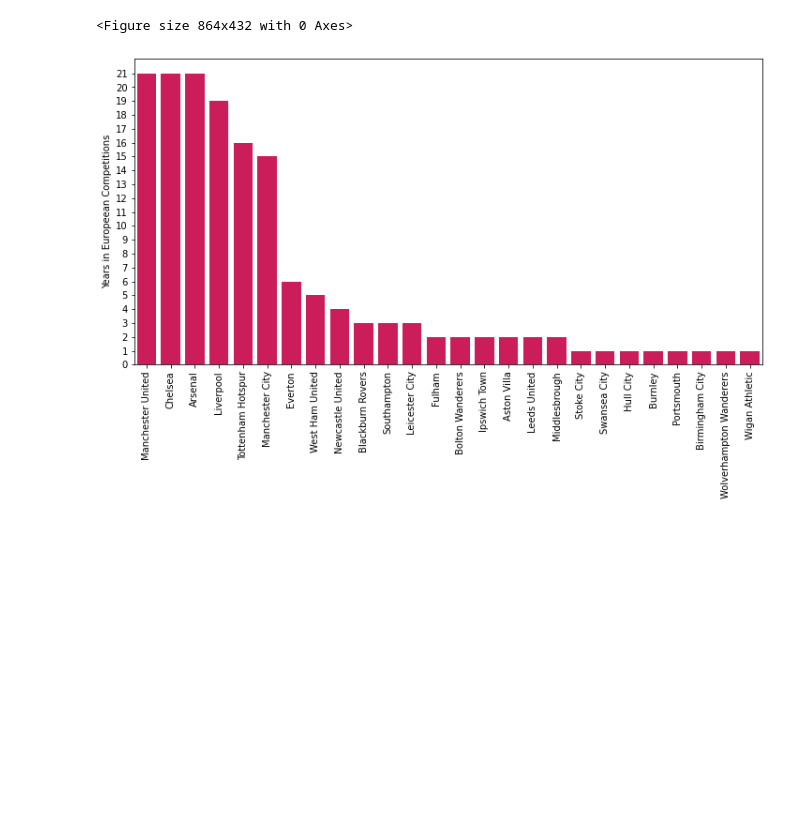
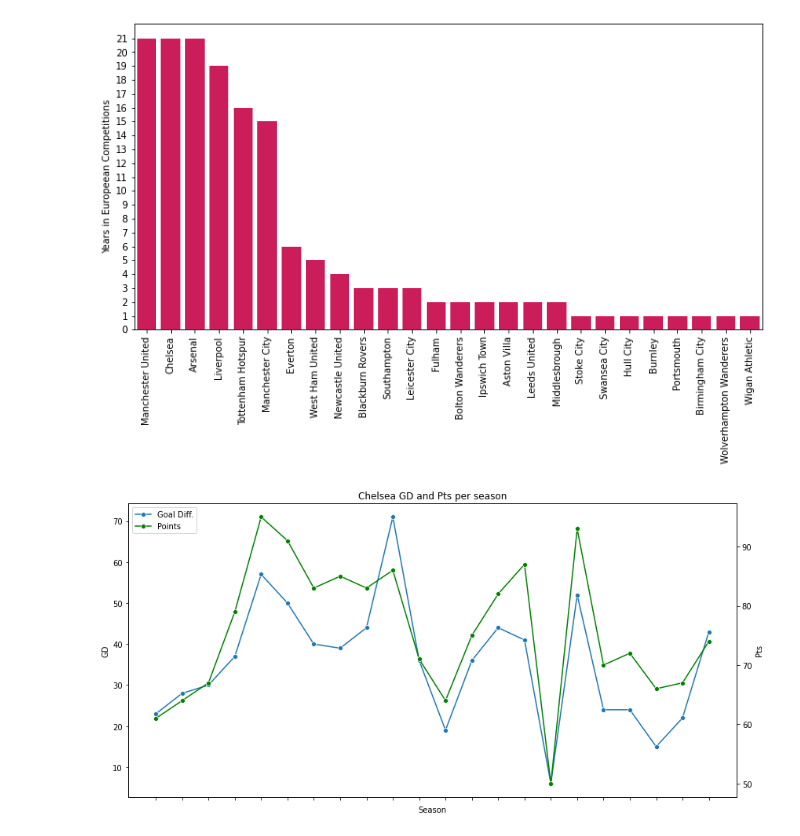
Before and after one commit to godhunter98/data_camp_exploratory_DA, a Jupyter notebook: main.ipynb, the cells around one changed output. Saved outputs shown, nothing was run; the diff lists cells and outputs as text; code cells hidden in the pictures; blank space fills up the shorter version.

Commit message:
added some new graphs

```diff
--- a/main.ipynb
+++ b/main.ipynb
@@ -130,5 +66,4 @@ plt.show()
 # %%
-plt.figure(figsize=(12,6))
 plt.figure(figsize=(12,6))
 sns.barplot(x=euro_year_counts.index,y=euro_year_counts.values, color='#e90052',label='Years in Europe')
 plt.ylabel('Years in Europeean Competitions')
@@ -136,5 +71,41 @@ plt.xticks(rotation=90)
 plt.yticks(range(0,22,1))
 plt.show()
 # %% [output]
-<Figure size 864x432 with 0 Axes>
 [figure]
+# %%
+# Filter data for Chelsea
+chelsea = epl_condensed[epl_condensed['Team'] == 'Chelsea']
+
+# Set figure size
+plt.figure(figsize=(12, 6))
+
+# Plot goal difference (GD) for Chelsea
+ax = sns.lineplot(x='Season', y='GD', data=chelsea, label='Goal Diff.', marker='o')
+
+# Create a twin y-axis for points (Pts)
+ax2 = ax.twinx()
+sns.lineplot(x='Season', y='Pts', data=chelsea, label='Points', ax=ax2, marker='o', color='green')
+
+# Get legend handles and labels for both axes
+lines, labels = ax.get_legend_handles_labels()
+lines2, labels2 = ax2.get_legend_handles_labels()
+
+# Combine legends
+ax.legend(lines + lines2, labels + labels2, loc='upper left')
+
+# Remove legend from ax2 (to avoid duplicate legend)
+ax2.get_legend().remove()
+
+# Rotate x-axis labels for better readability
+ax.set_xticklabels(ax.get_xticklabels(), rotation=45)
+
+# Set plot title
+plt.title("Chelsea GD and Pts per season")
+
+# Adjust layout for better spacing
+plt.tight_layout()
+
+# Show plot
+plt.show()
+# %% [output]
+[figure, added]
```
Also changed, not shown: parts of 6 cells of this notebook.
